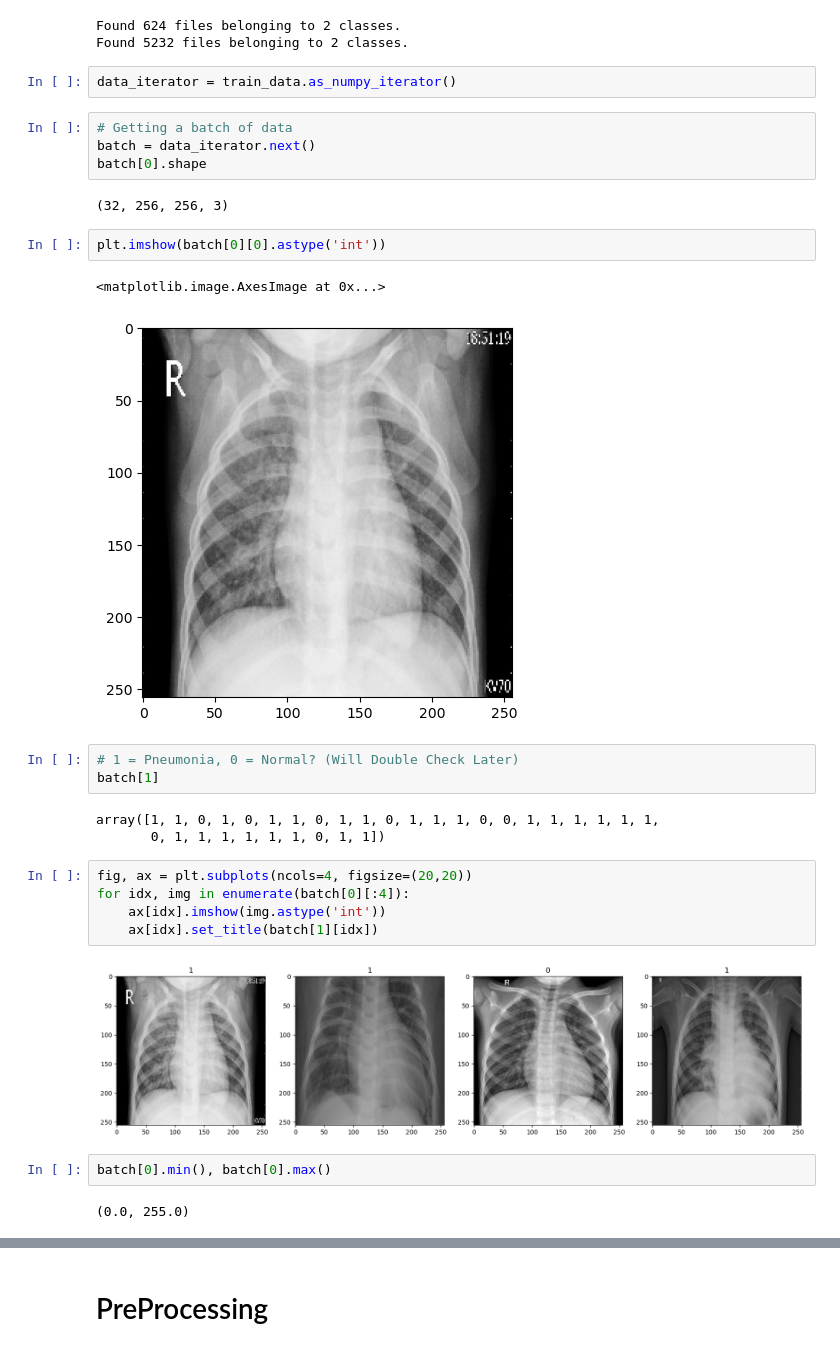
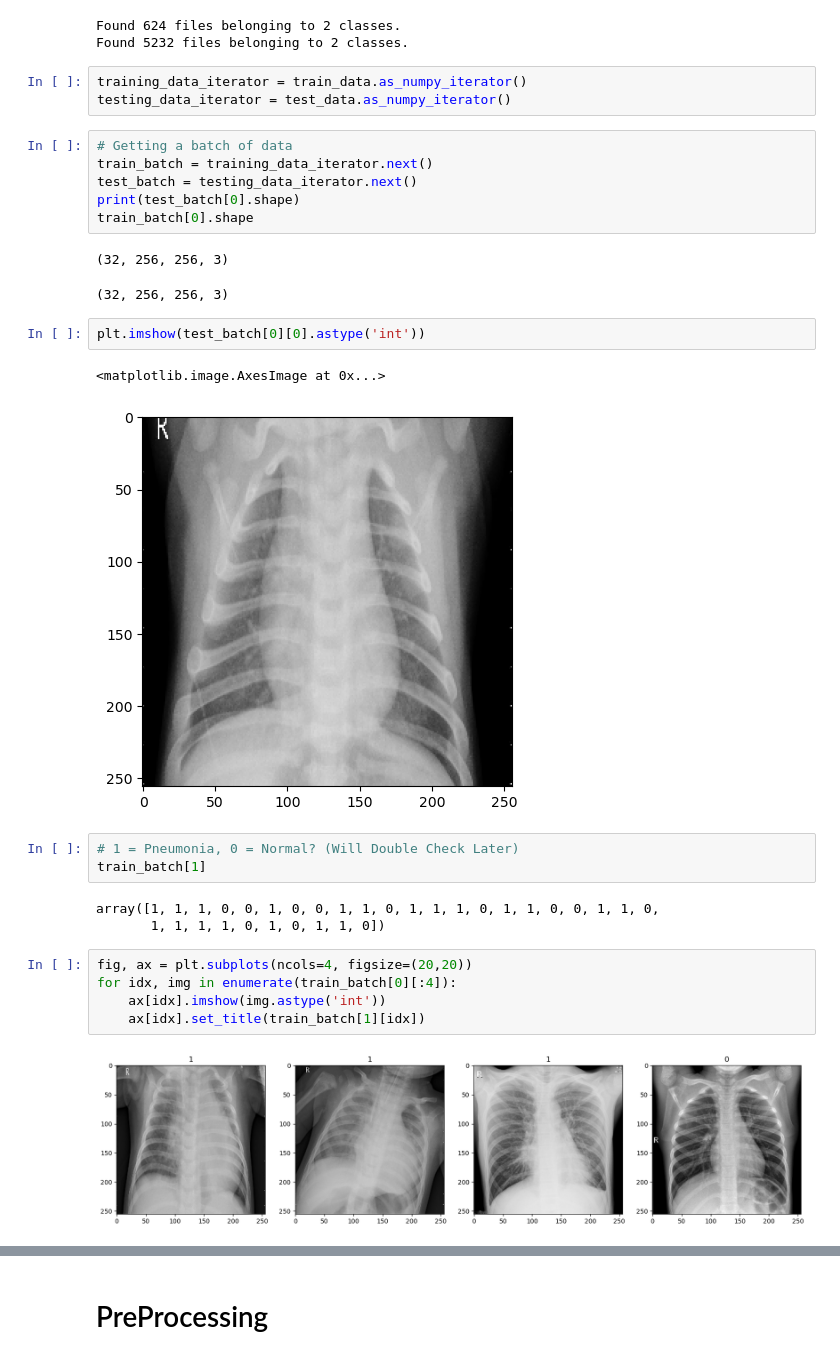
Before and after one commit to Shakermaker001/UCF-Project--4, a Jupyter notebook: CNN_Practice.ipynb, the cells around one changed output, grey strips where cells are left out. Cells and saved outputs as stored; diff of their text form.

```diff
--- a/CNN_Practice.ipynb
+++ b/CNN_Practice.ipynb
@@ -57,33 +76,33 @@ train_data = tf.keras.utils.image_dataset_from_directory('chest_xray/train', bat
 # %% [output]
 Found 624 files belonging to 2 classes.
 Found 5232 files belonging to 2 classes.
-# %%
-data_iterator = train_data.as_numpy_iterator()
+# %%
+training_data_iterator = train_data.as_numpy_iterator()
+testing_data_iterator = test_data.as_numpy_iterator()
 # %%
 # Getting a batch of data
-batch = data_iterator.next()
-batch[0].shape
+train_batch = training_data_iterator.next()
+test_batch = testing_data_iterator.next()
+print(test_batch[0].shape)
+train_batch[0].shape
 # %% [output]
 (32, 256, 256, 3)
+(32, 256, 256, 3)
 # %%
-plt.imshow(batch[0][0].astype('int'))
+plt.imshow(test_batch[0][0].astype('int'))
 # %% [output]
 <matplotlib.image.AxesImage at 0x...>
-[figure, old version]
+[figure, new version]
 # %%
 # 1 = Pneumonia, 0 = Normal? (Will Double Check Later)
-batch[1]
+train_batch[1]
 # %% [output]
-array([1, 1, 0, 1, 0, 1, 1, 0, 1, 1, 0, 1, 1, 1, 0, 0, 1, 1, 1, 1, 1, 1,
-       0, 1, 1, 1, 1, 1, 1, 0, 1, 1])
+array([1, 1, 1, 0, 0, 1, 0, 0, 1, 1, 0, 1, 1, 1, 0, 1, 1, 0, 0, 1, 1, 0,
+       1, 1, 1, 1, 0, 1, 0, 1, 1, 0])
 # %%
 fig, ax = plt.subplots(ncols=4, figsize=(20,20))
-for idx, img in enumerate(batch[0][:4]):
+for idx, img in enumerate(train_batch[0][:4]):
     ax[idx].imshow(img.astype('int'))
-    ax[idx].set_title(batch[1][idx])
+    ax[idx].set_title(train_batch[1][idx])
 # %% [output]
-[figure, old version]
+[figure, new version]
-# %%
-batch[0].min(), batch[0].max()
-# %% [output]
-(0.0, 255.0)
```
Also changed, not shown: parts of 28 cells of this notebook.
